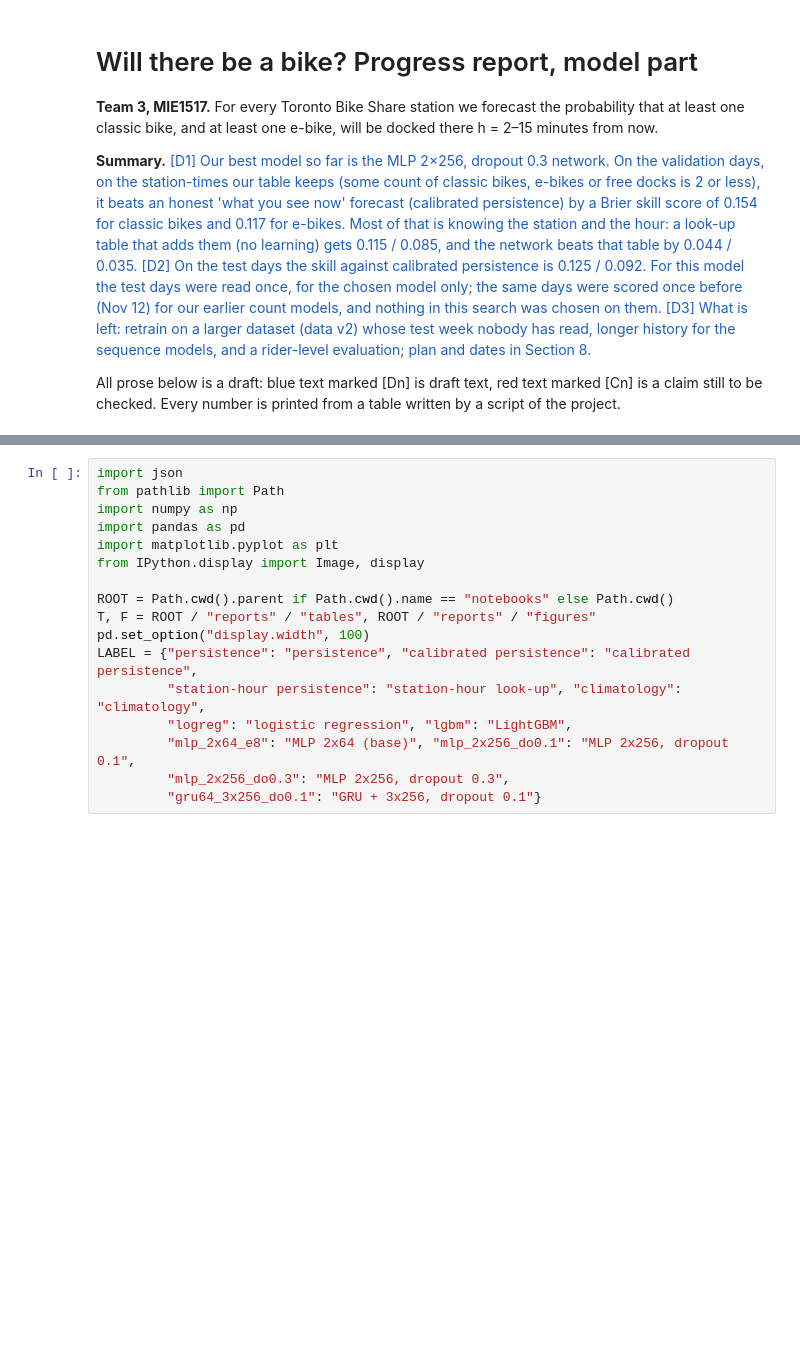
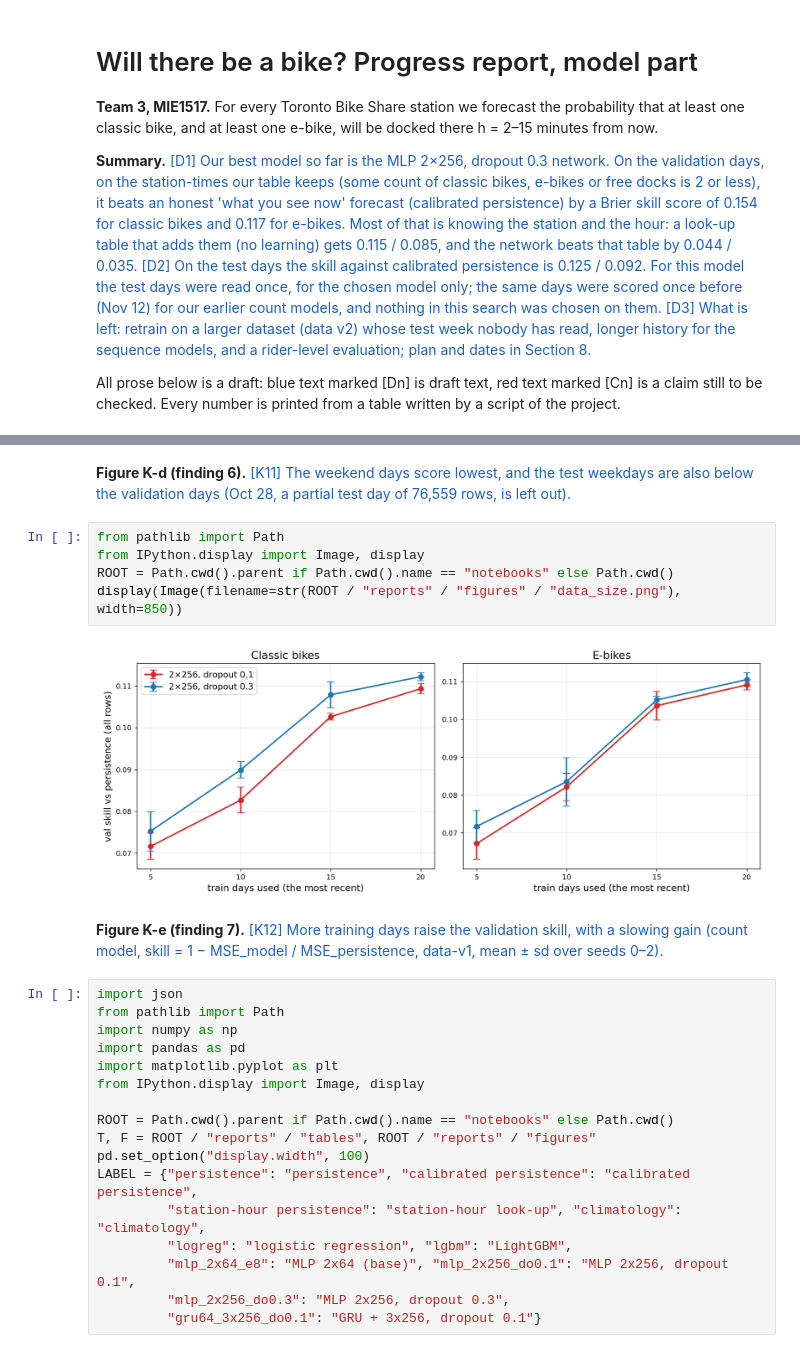
Before and after one commit to zweaung1014/mie1517_ebike_prediction, a Jupyter notebook: model_search_owen_2026-11-12/notebooks/progress_report_prob.ipynb, the cells around one changed output, grey strips where cells are left out. Drawn from its saved outputs; the diff is of its cells as text; blank space fills up the shorter version.

```diff
--- a/model_search_owen_2026-11-12/notebooks/progress_report_prob.ipynb
+++ b/model_search_owen_2026-11-12/notebooks/progress_report_prob.ipynb
@@ -32,3 +66,14 @@ checked. Every number is printed from a table written by a script of the project
+# %% [markdown]
+**Figure K-d (finding 6).** <span style="color:#1f5fbf">[K11] The weekend days score lowest, and the test weekdays are also below the validation days (Oct 28, a partial test day of 76,559 rows, is left out).</span>
+# %%
+from pathlib import Path
+from IPython.display import Image, display
+ROOT = Path.cwd().parent if Path.cwd().name == "notebooks" else Path.cwd()
+display(Image(filename=str(ROOT / "reports" / "figures" / "data_size.png"), width=850))
+# %% [output]
+[figure, added]
+# %% [markdown]
+**Figure K-e (finding 7).** <span style="color:#1f5fbf">[K12] More training days raise the validation skill, with a slowing gain (count model, skill = 1 − MSE_model / MSE_persistence, data-v1, mean ± sd over seeds 0–2).</span>
 # %%
 import json
 from pathlib import Path
```
Also changed, not shown: parts of 8 cells of this notebook, 8 other files.
